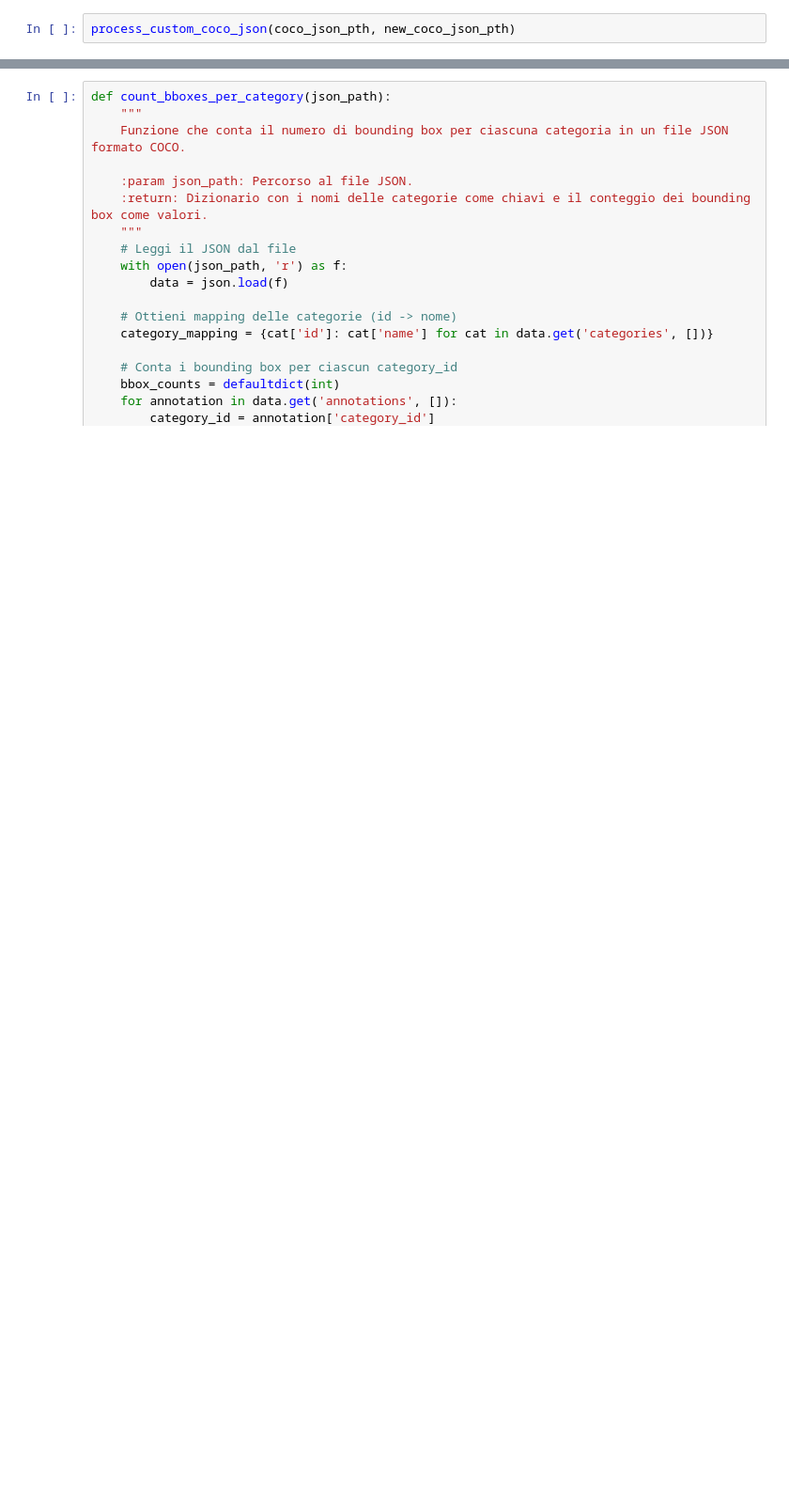
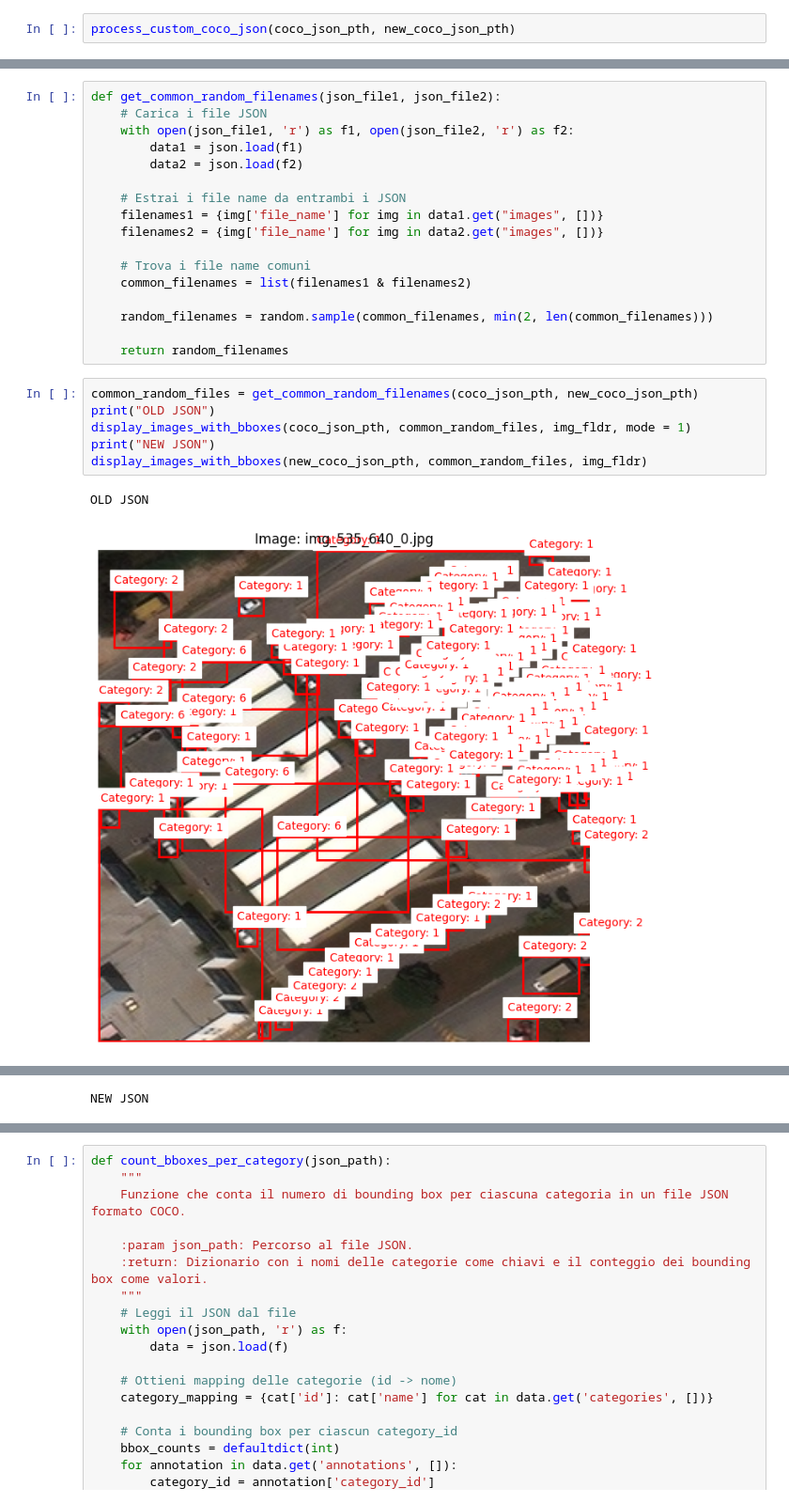
Before and after one commit to Leonard2310/xViewObjectDetection, a Jupyter notebook: Faster_R-CNNxViewOD.ipynb, the cells around one changed output, grey strips where cells are left out. Shown at 94% size. Cells and saved outputs as stored; diff of their text form; blank space fills up the shorter version.

```diff
--- a/Faster_R-CNNxViewOD.ipynb
+++ b/Faster_R-CNNxViewOD.ipynb
@@ -314,0 +302,26 @@ display_images_with_bboxes(new_coco_json_pth, 'img_1982_0_640.jpg', img_fldr)
+# %%
+def get_common_random_filenames(json_file1, json_file2):
+    # Carica i file JSON
+    with open(json_file1, 'r') as f1, open(json_file2, 'r') as f2:
+        data1 = json.load(f1)
+        data2 = json.load(f2)
+
+    # Estrai i file name da entrambi i JSON
+    filenames1 = {img['file_name'] for img in data1.get("images", [])}
+    filenames2 = {img['file_name'] for img in data2.get("images", [])}
+
+    # Trova i file name comuni
+    common_filenames = list(filenames1 & filenames2)
+
+    random_filenames = random.sample(common_filenames, min(2, len(common_filenames)))
+
+    return random_filenames
+# %%
+common_random_files = get_common_random_filenames(coco_json_pth, new_coco_json_pth)
+print("OLD JSON")
+display_images_with_bboxes(coco_json_pth, common_random_files, img_fldr, mode = 1)
+print("NEW JSON")
+display_images_with_bboxes(new_coco_json_pth, common_random_files, img_fldr)
+# %% [output]
+OLD JSON
+[figure, added]
@@ -314,0 +329 @@ display_images_with_bboxes(new_coco_json_pth, 'img_1982_0_640.jpg', img_fldr)
+NEW JSON
```
Also changed, not shown: parts of 36 cells of this notebook.
